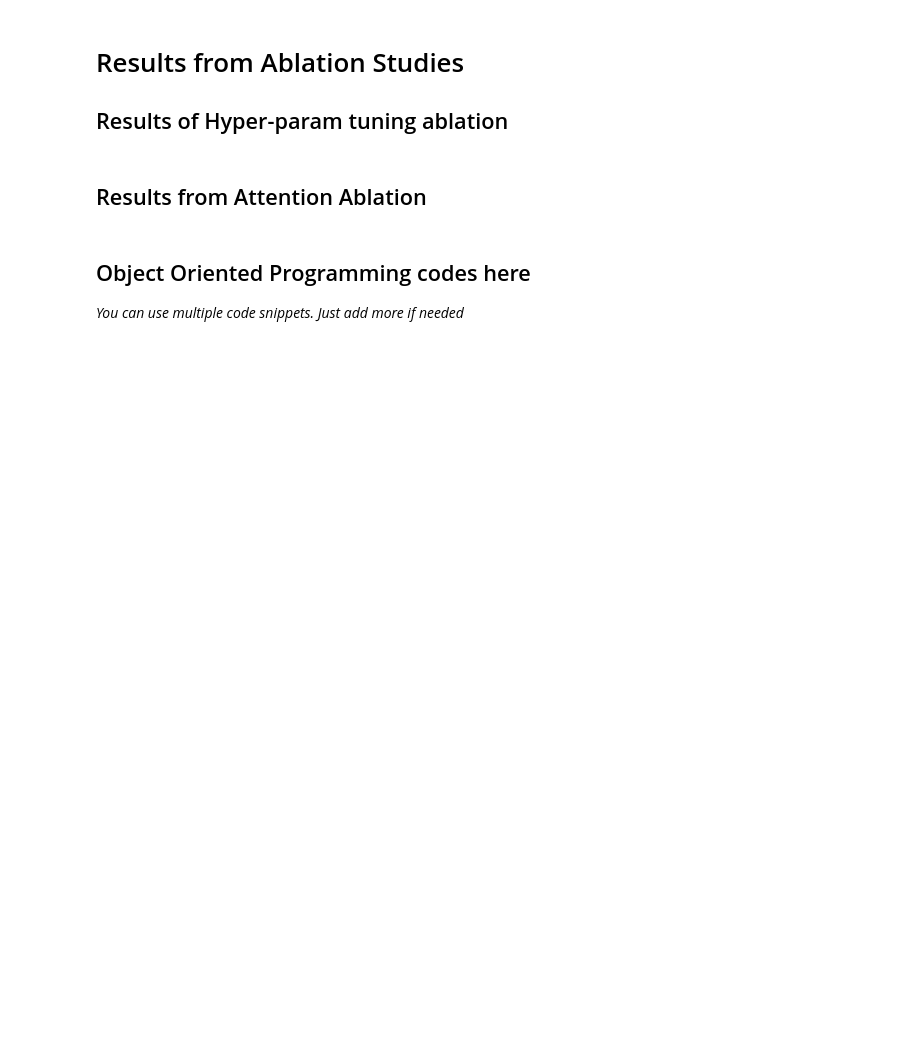
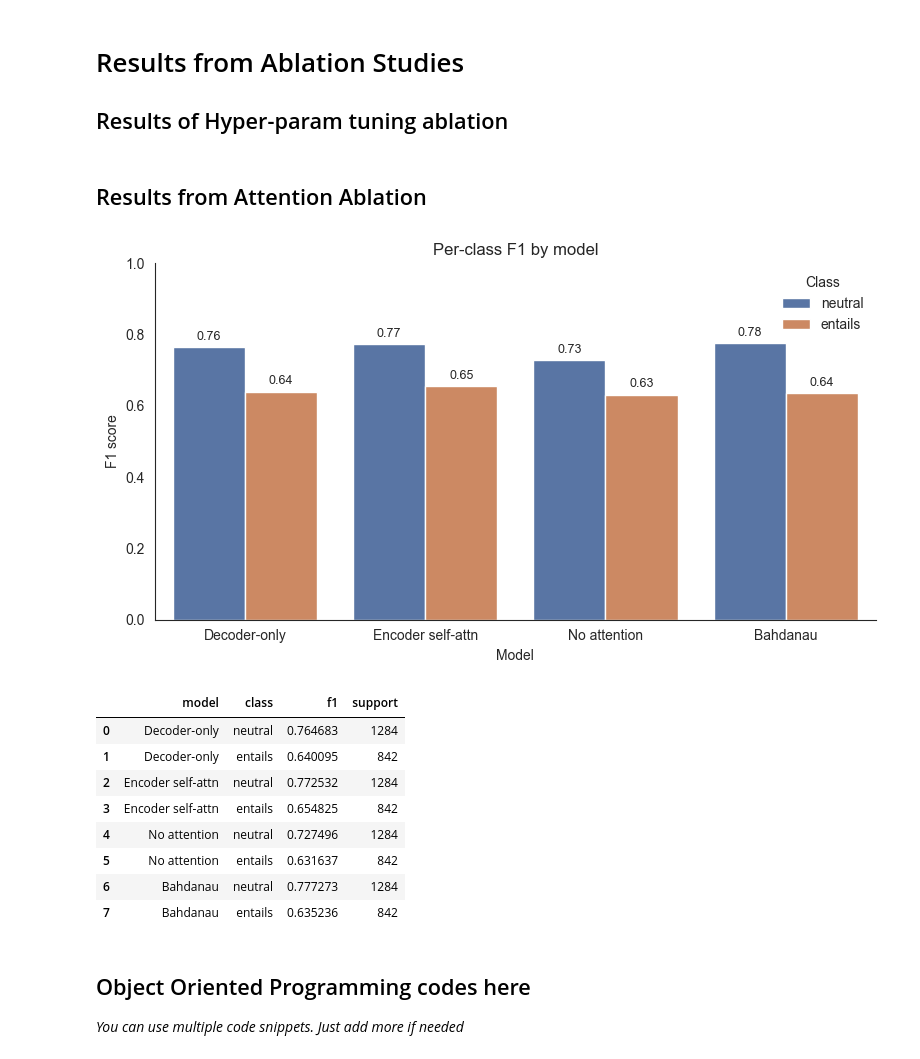
Before and after one commit to sush-utagi/NLP-Inference-Engine, a Jupyter notebook: CITS4012_19_newest_version.ipynb, the cells around one changed output. Drawn from its saved outputs; the diff is of its cells as text; code cells hidden in the pictures; blank space fills up the shorter version.

```diff
--- a/CITS4012_19_newest_version.ipynb
+++ b/CITS4012_19_newest_version.ipynb
@@ -722,10 +721,10 @@ def default_model_configs(vocab_size: int):
     return {
         "birnn": dict(
             vocab_size=vocab_size,
-            embed_dim=64,     # smaller than 128
+            embed_dim=64,         # smaller than 128
             hidden_dim=64,        # smaller than 128
             num_layers=1,         # fewer layers
-            dropout=0.2,
+            dropout=0.4,
             rnn_type='LSTM',
             padding_idx=0,
             num_classes=2,
@@ -735,15 +734,15 @@ def default_model_configs(vocab_size: int):
             embed_dim=64,         # smaller than 100
             hidden_size=64,       # smaller than 128
             embedding=None,       # we'll inject a shared embedding in make_model
-            dropout=0.2,
+            dropout=0.4,
         ),
         "transformer": dict(
             vocab_size=vocab_size,
             embed_dim=64,         # IMPORTANT: key must be 'embed_dim'
             nhead=4,              # 64 is divisible by 4
-            hidden_dim=128,       # smaller FFN
+            hidden_dim=256,       # smaller FFN
             nlayers=1,            # fewer layers
-            dropout=0.2,
+            dropout=0.4,
             num_classes=2,
         ),
     }
@@ -1369,7 +1402,19 @@ trained_attention_models = train_all_models(attention_models, train_loader, val_
 # %% [markdown]
 ## Results from Attention Ablation
 # %%
-evaluate_all_models(trained_attention_models, test_loader, device=MY_DEVICE, normalize_cm=True)
+attention_ablation_results = evaluate_all_models(trained_attention_models, test_loader, device=MY_DEVICE, normalize_cm=True)
+plot_f1_by_model(attention_ablation_results)
+# %% [output]
+[figure, added]
+|  | model | class | f1 | support |
+| 0 | Decoder-only | neutral | 0.764683 | 1284 |
+| 1 | Decoder-only | entails | 0.640095 | 842 |
+| 2 | Encoder self-attn | neutral | 0.772532 | 1284 |
+| 3 | Encoder self-attn | entails | 0.654825 | 842 |
+| 4 | No attention | neutral | 0.727496 | 1284 |
+| 5 | No attention | entails | 0.631637 | 842 |
+| 6 | Bahdanau | neutral | 0.777273 | 1284 |
+| 7 | Bahdanau | entails | 0.635236 | 842 |
 # %% [markdown]
 ## Object Oriented Programming codes here
 
```
Also changed, not shown: parts of 18 cells of this notebook, 6 other files.
